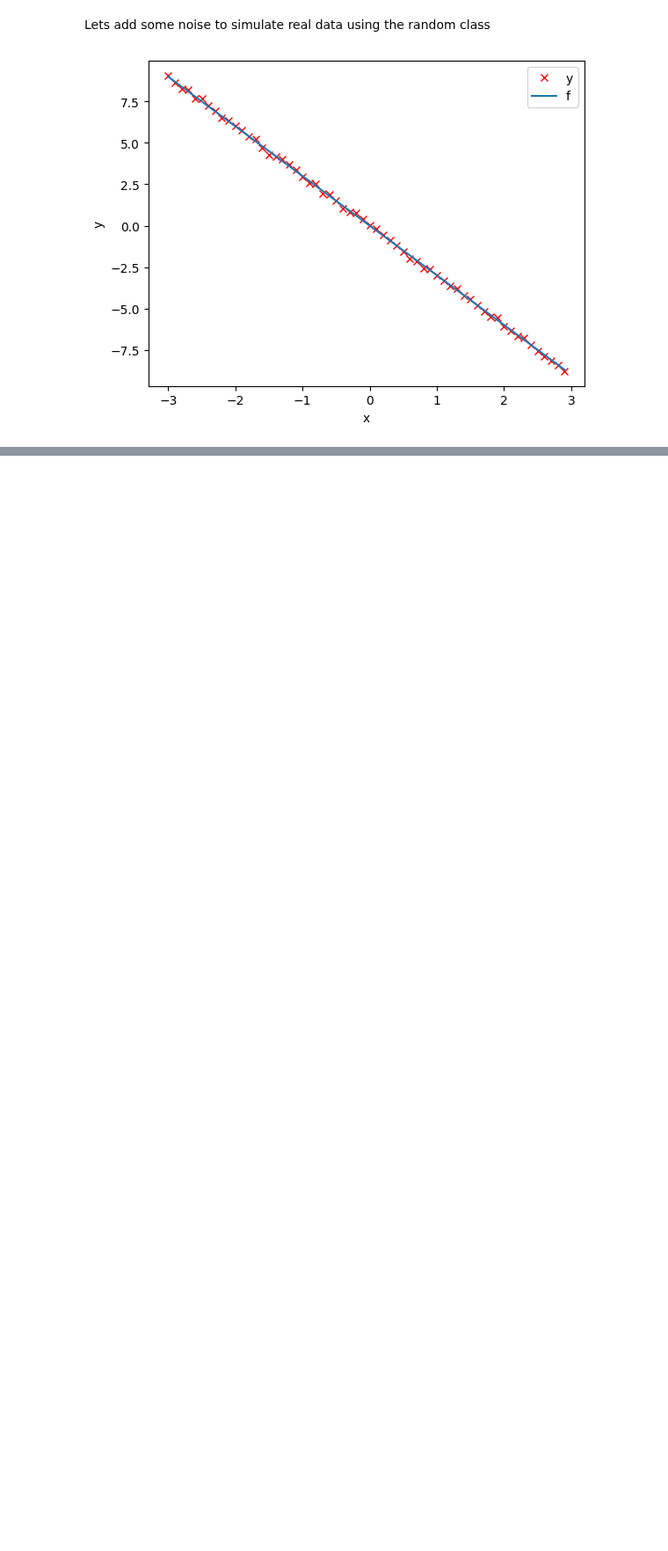
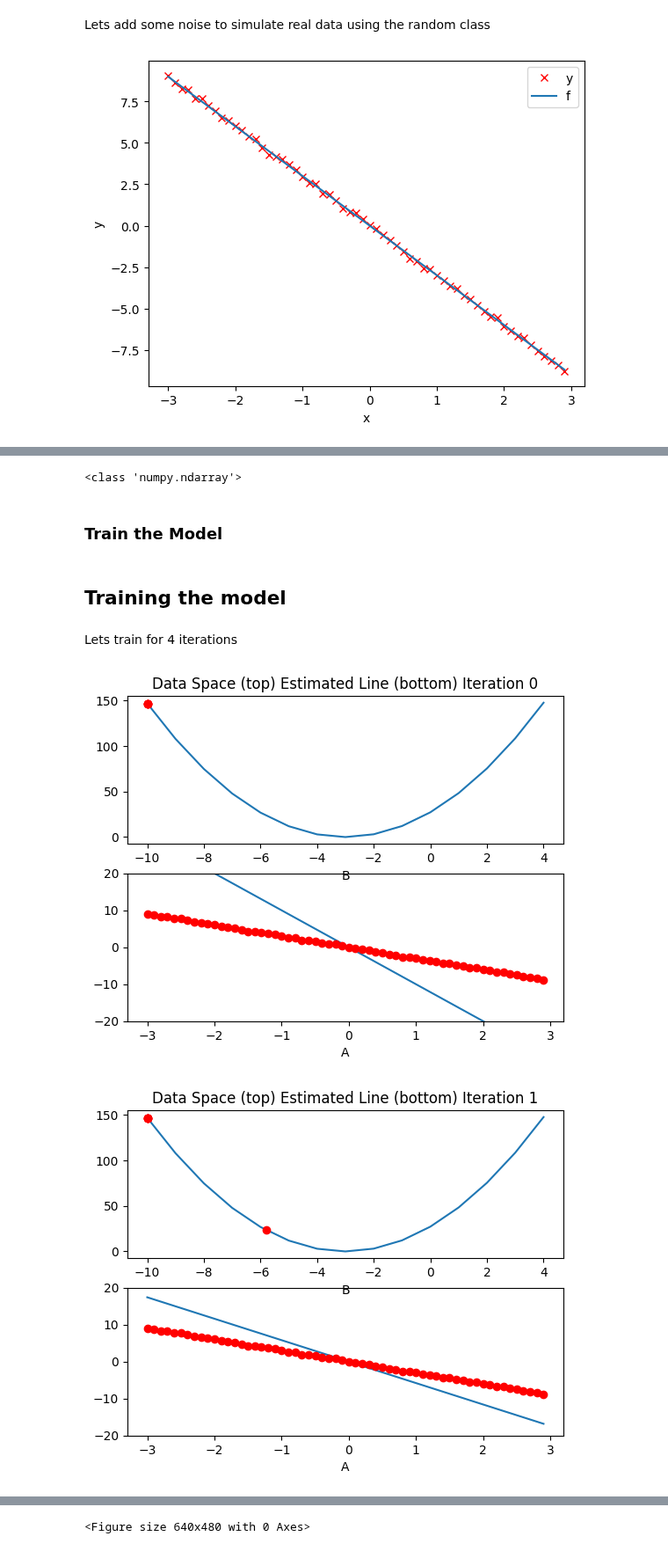
Before and after one commit to broskunta/PyTorch-Linear-Regression, a Jupyter notebook: Linear_Regression_1D_PyTorch.ipynb, the cells around one changed output, grey strips where cells are left out. Shown at 88% size. Cells and saved outputs as stored; diff of their text form; code cells hidden in the pictures; blank space fills up the shorter version.

```diff
--- a/Linear_Regression_1D_PyTorch.ipynb
+++ b/Linear_Regression_1D_PyTorch.ipynb
@@ -88,0 +99,5 @@ plt.show()
+# %%
+# define the learning rate and the loss. Loss is an eampty list to store the values for
+# each iteration
+lr = 0.1
+LOSS = []
@@ -88,0 +106,2 @@ plt.show()
+# %%
+w = torch.tensor(-10.0, requires_grad=True)
@@ -88,0 +110,41 @@ plt.show()
+# %%
+gradient_plot = plot_diagram(x,y,w, stop = 5)
+# %% [output]
+<class 'numpy.ndarray'>
+# %% [markdown]
+### **Train the Model**
+# %%
+# define a function to train the model
+
+def train_model(iter):
+    for epoch in range (iter):
+
+        # make the prediction as we learned in the last lab
+        Yhat = forward(x)
+
+        # calculate the iteration
+        loss = criterion(Yhat,y)
+
+        # plot the diagram for us to have a better idea
+        gradient_plot(Yhat, w, loss.item(), epoch)
+
+        # store the loss into list
+        LOSS.append(loss.item())
+
+        # backward pass: compute gradient of the loss with respect to all the learnable parameters
+        loss.backward()
+
+        # updata parameters
+        w.data = w.data - lr * w.grad.data
+
+        # zero the gradients before running the backward pass
+        w.grad.data.zero_()
+# %% [markdown]
+## Training the model
+# %% [markdown]
+Lets train for 4 iterations
+# %%
+train_model(4)
+# %% [output]
+[figure, added]
+[figure, added]
@@ -88,0 +153 @@ plt.show()
+<Figure size 640x480 with 0 Axes>
```
Also changed, not shown: parts of 18 cells of this notebook.
